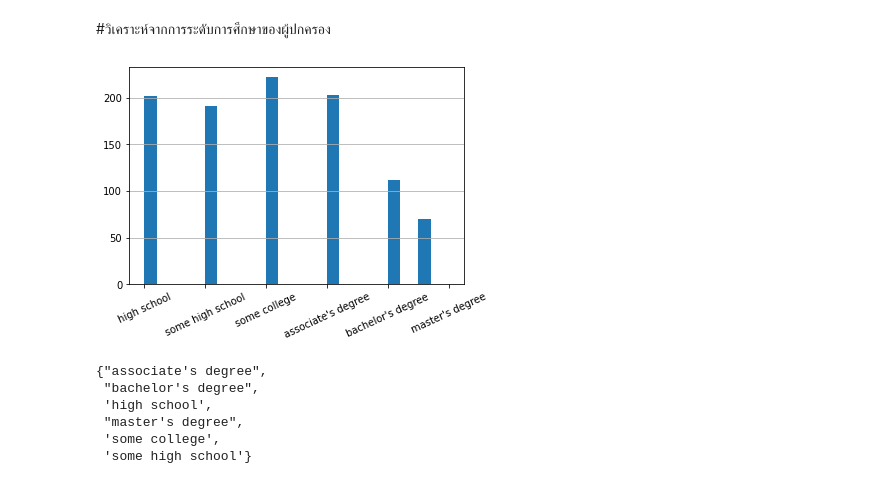
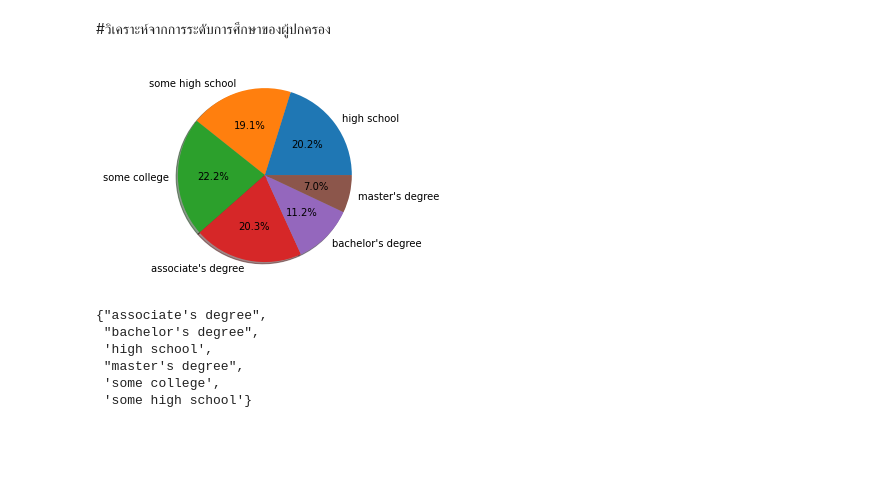
Before and after one commit to MeepoohVP/student_score, a Jupyter notebook: exam_anlz.ipynb, the cells around one changed output. Drawn from its saved outputs; the diff is of its cells as text; code cells hidden in the pictures; blank space fills up the shorter version.

```diff
--- a/exam_anlz.ipynb
+++ b/exam_anlz.ipynb
@@ -174,13 +178,14 @@ plt.show()
 นักเรียนกลุ่ม E มีคะแนนเฉลี่ยคณิตศาสตร์ และการอ่านสูงสุด ในขณะที่กลุ่ม D มีคะแนนเฉลี่ยการเขียนสูงสุด
 # %% [markdown]
 #วิเคราะห์จากการระดับการศึกษาของผู้ปกครอง
-# %%
-plt.hist(exam_data['parental level of education'], width = 0.2)
-plt.grid(axis = 'y')
-plt.xticks(rotation = 25)
-plt.show()
-# %% [output]
-[figure, removed]
+# %%
+y = [len(exam_data[exam_data['parental level of education'] == 'high school']), len(exam_data[exam_data['parental level of education'] == 'some high school']), len(exam_data[exam_data['parental level of education'] == 'some college']), len(exam_data[exam_data['parental level of education'] == "associate's degree"]), len(exam_data[exam_data['parental level of education'] == "bachelor's degree"]),len(exam_data[exam_data['parental level of education'] == "master's degree"])]
+mylabels = ['high school' ,'some high school' ,'some college' , "associate's degree", "bachelor's degree", "master's degree"]
+
+plt.pie(y, labels = mylabels, autopct='%1.1f%%', shadow = True)
+plt.show()
+# %% [output]
+[figure, added]
 # %%
 set(exam_data['parental level of education'].tolist())
 # %% [output]
```
Also changed, not shown: parts of 12 cells of this notebook.
